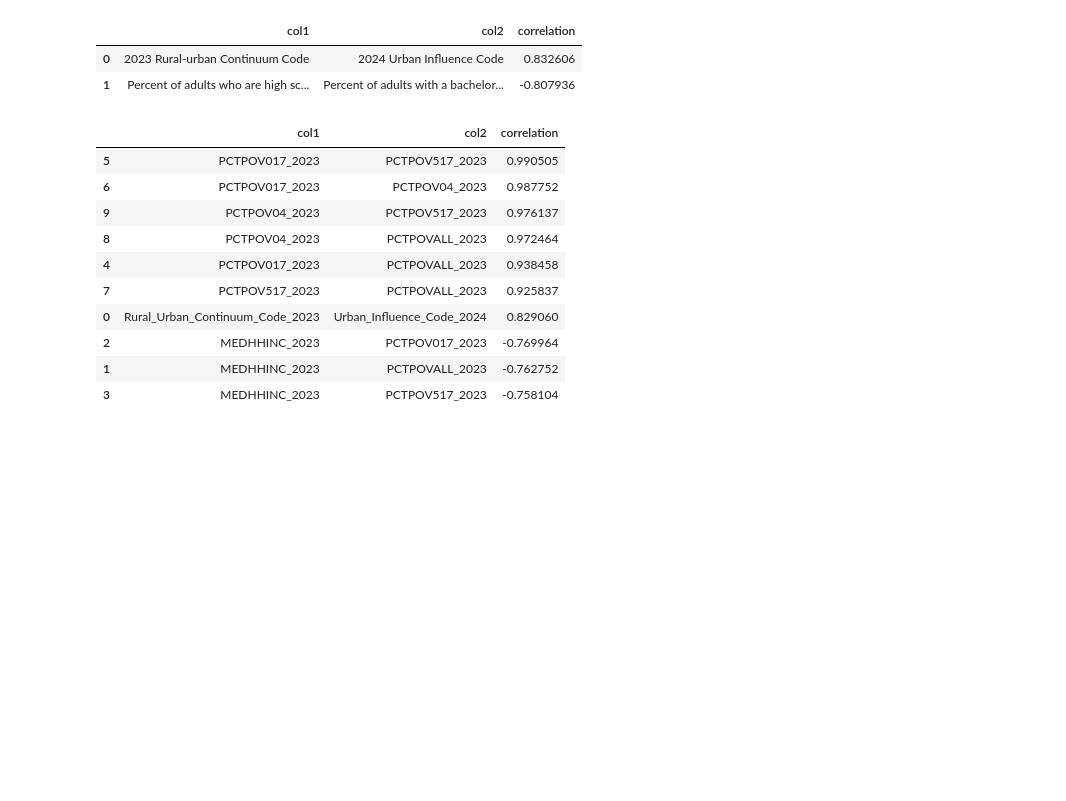
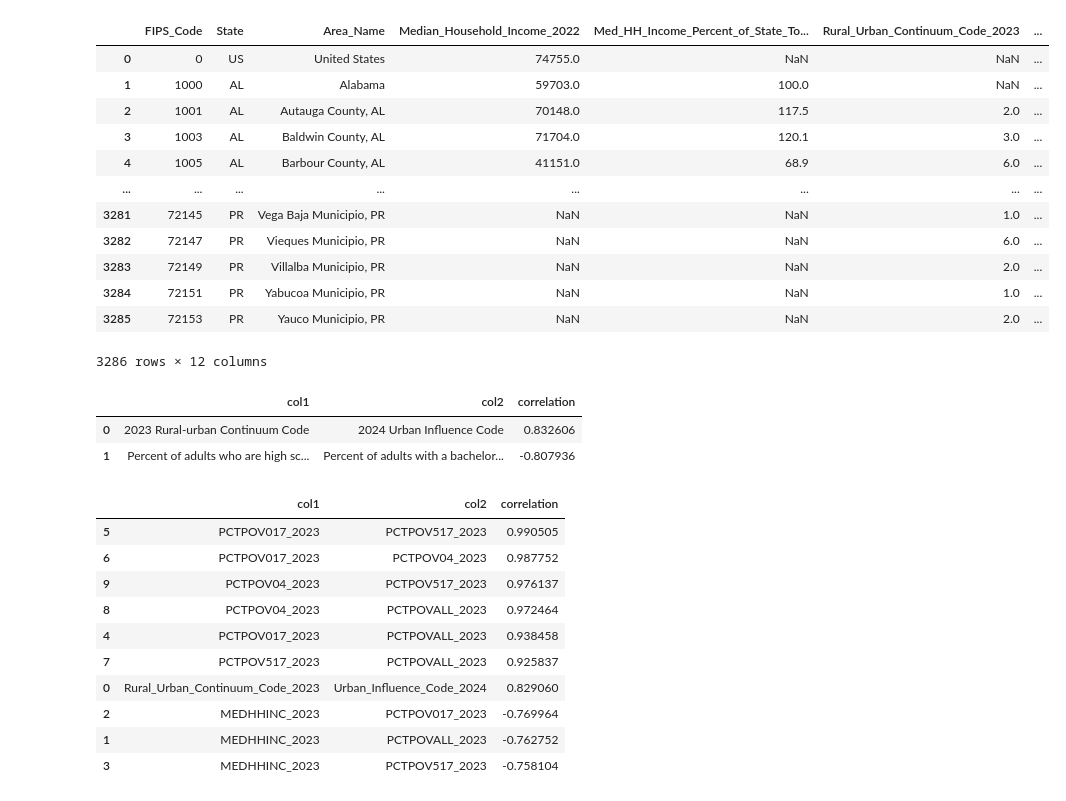
Before and after one commit to kneshio/cs441_project, a Jupyter notebook: main.ipynb, the cells around one changed output. Saved outputs shown, nothing was run; the diff lists cells and outputs as text; code cells hidden in the pictures; blank space fills up the shorter version.

```diff
--- a/main.ipynb
+++ b/main.ipynb
@@ -82,6 +143,22 @@ un_columns_to_keep = [
     "Civilian_labor_force_2023", "Employed_2023", "Unemployed_2023", "Unemployment_rate_2023"
 ]
 un_filtered=un[un_columns_to_keep]
+# %%
+un_filtered
+# %% [output]
+|  | FIPS_Code | State | Area_Name | Median_Household_Income_2022 | Med_HH_Income_Percent_of_State_To... | Rural_Urban_Continuum_Code_2023 | ... |
+| 0 | 0 | US | United States | 74755.0 | NaN | NaN | ... |
+| 1 | 1000 | AL | Alabama | 59703.0 | 100.0 | NaN | ... |
+| 2 | 1001 | AL | Autauga County, AL | 70148.0 | 117.5 | 2.0 | ... |
+| 3 | 1003 | AL | Baldwin County, AL | 71704.0 | 120.1 | 3.0 | ... |
+| 4 | 1005 | AL | Barbour County, AL | 41151.0 | 68.9 | 6.0 | ... |
+| ... | ... | ... | ... | ... | ... | ... | ... |
+| 3281 | 72145 | PR | Vega Baja Municipio, PR | NaN | NaN | 1.0 | ... |
+| 3282 | 72147 | PR | Vieques Municipio, PR | NaN | NaN | 6.0 | ... |
+| 3283 | 72149 | PR | Villalba Municipio, PR | NaN | NaN | 2.0 | ... |
+| 3284 | 72151 | PR | Yabucoa Municipio, PR | NaN | NaN | 1.0 | ... |
+| 3285 | 72153 | PR | Yauco Municipio, PR | NaN | NaN | 2.0 | ... |
+3286 rows × 12 columns
 # %%
 def correlated_pairs(df, threshold=0.7):
     df=df.select_dtypes(include=['number'])
```
Also changed, not shown: parts of 5 cells of this notebook, 2 other files.
